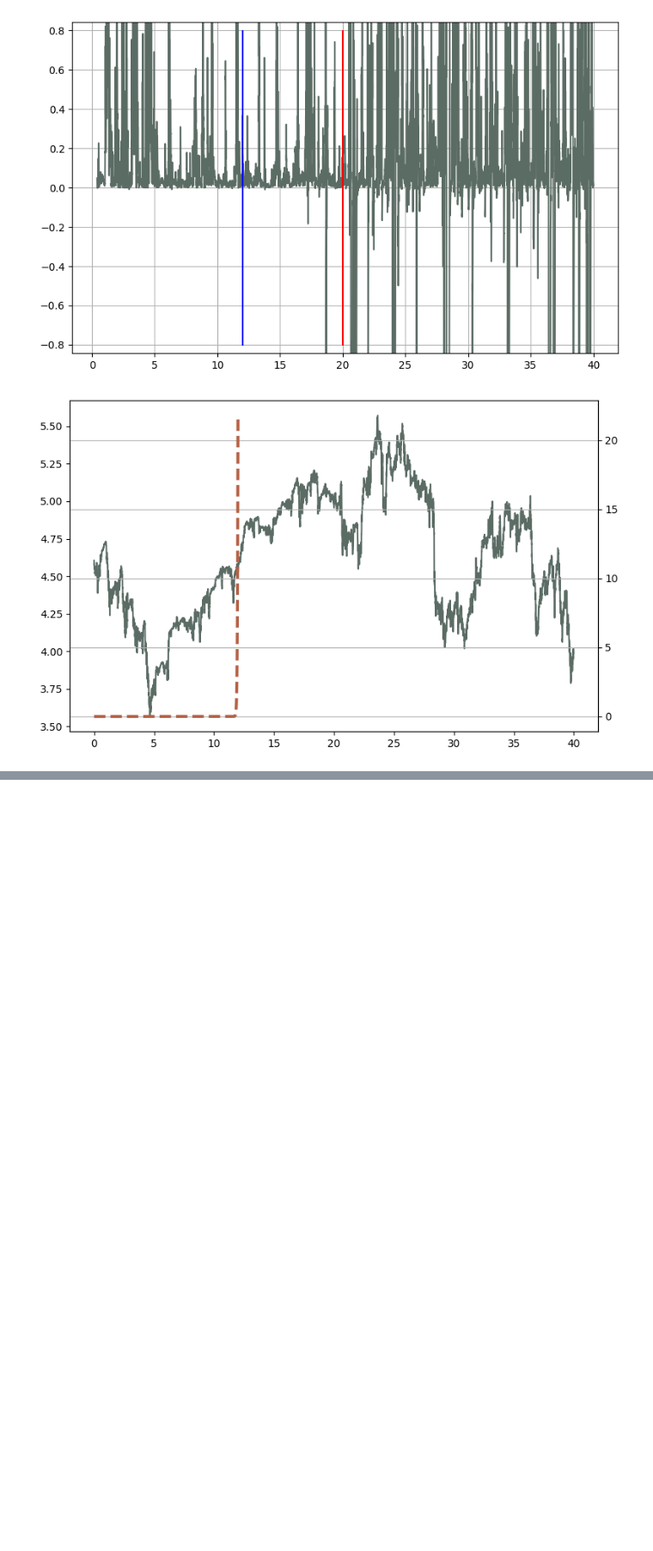
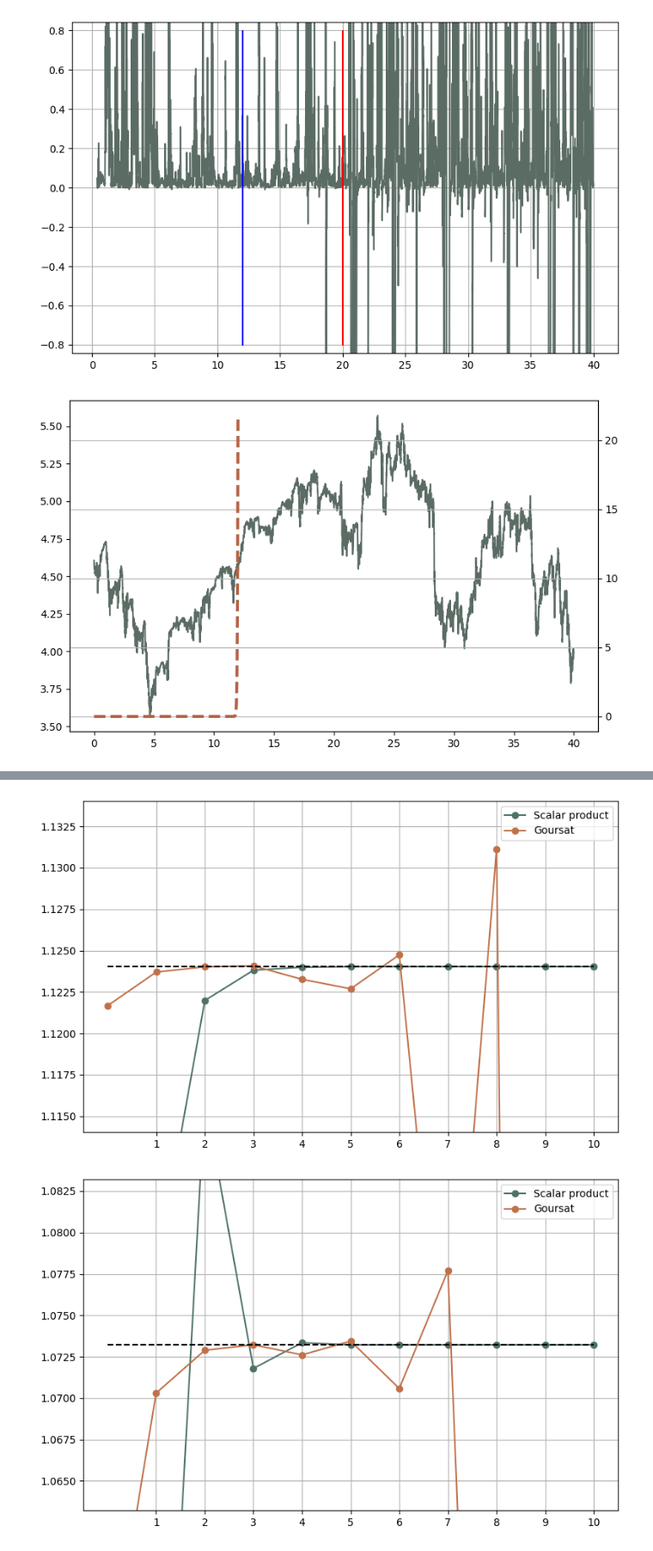
Before and after one commit to MrG1raffe/signature, a Jupyter notebook: notebooks/CPD.ipynb, the cells around one changed output, grey strips where cells are left out. Shown at 86% size. Drawn from its saved outputs; the diff is of its cells as text; code cells hidden in the pictures; blank space fills up the shorter version.

Commit message:
testing sigkernel

```diff
--- a/notebooks/CPD.ipynb
+++ b/notebooks/CPD.ipynb
@@ -472,0 +511,69 @@ ax.grid(False)
+# %%
+from signature.learning.signature_transform import SignatureTransform
+
+# Simulating paths
+# Synthetic data
+batch, len_x, len_y, dim = 5, 10, 20, 2
+# Use 'cuda', 'mps', or 'cpu' depending on available hardware
+device = 'cuda' if torch.cuda.is_available() else ('mps' if torch.backends.mps.is_available() else 'cpu')
+torch.manual_seed(42)
+X = torch.rand((batch,len_x,dim), dtype=torch.float32, device=device) # shape (batch,len_x,dim)
+Y = torch.rand((batch,len_y,dim), dtype=torch.float32, device=device) # shape (batch,len_y,dim)
+
+
+# Linear kernel from signature
+transformer = SignatureTransform(trunc=15)
+
+K_scalar_arr = []
+K_max_scalar_arr = []
+for i in range(batch):
+    X_sig = transformer.fit_transform(X.cpu().numpy()[i, :, :])[-1]
+    Y_sig = transformer.fit_transform(Y.cpu().numpy()[i, :, :])[-1]
+
+    K_scalar = []
+    for trunc in range(1, 11):
+        n_max = ta.number_of_words_up_to_trunc(trunc=trunc, dim=2)
+        K_scalar.append(X_sig[:n_max] @ Y_sig[:n_max])
+    K_scalar_arr.append(K_scalar)
+    K_max_scalar_arr.append(X_sig @ Y_sig)
+
+K_scalar_arr = np.array(K_scalar_arr)
+
+
+# Linear kernel from Goursat's PDE
+static_kernel = sigkernel.LinearKernel()
+
+K_arr = []
+dyadic_orders = [0, 1, 2, 3, 4, 5, 6, 7, 8, 9]
+for dyadic_order in dyadic_orders:
+    # Specify dyadic order for PDE solver (int > 0, default 0, the higher the more accurate but slower)
+
+    # Specify maximum batch size of computation; if memory is a concern try reducing max_batch, default=100
+    max_batch = 100
+
+    # Initialize the corresponding signature kernel
+    signature_kernel = sigkernel.SigKernel(static_kernel, dyadic_order)
+
+    K = signature_kernel.compute_kernel(X,Y,max_batch)
+    K_arr.append(K.cpu().numpy())
+
+K_arr = np.array(K_arr).T
+
+
+# Convergence
+for i in range(batch):
+    fig, ax = plt.subplots()
+    plt.plot(range(1, 11), K_scalar_arr[i], "o-", label="Scalar product")
+
+    plt.plot(dyadic_orders, K_arr[i], "o-", label="Goursat")
+
+    final_K = K_max_scalar_arr[i]
+
+    plt.hlines(final_K, 0, 10, ls="--", color="k")
+
+    plt.ylim([final_K - 0.01, final_K + 0.01])
+    plt.xticks(range(1, 11))
+    plt.legend()
+# %% [output]
+[figure, added]
+[figure, added]
```
Also changed, not shown: parts of 12 cells of this notebook.
